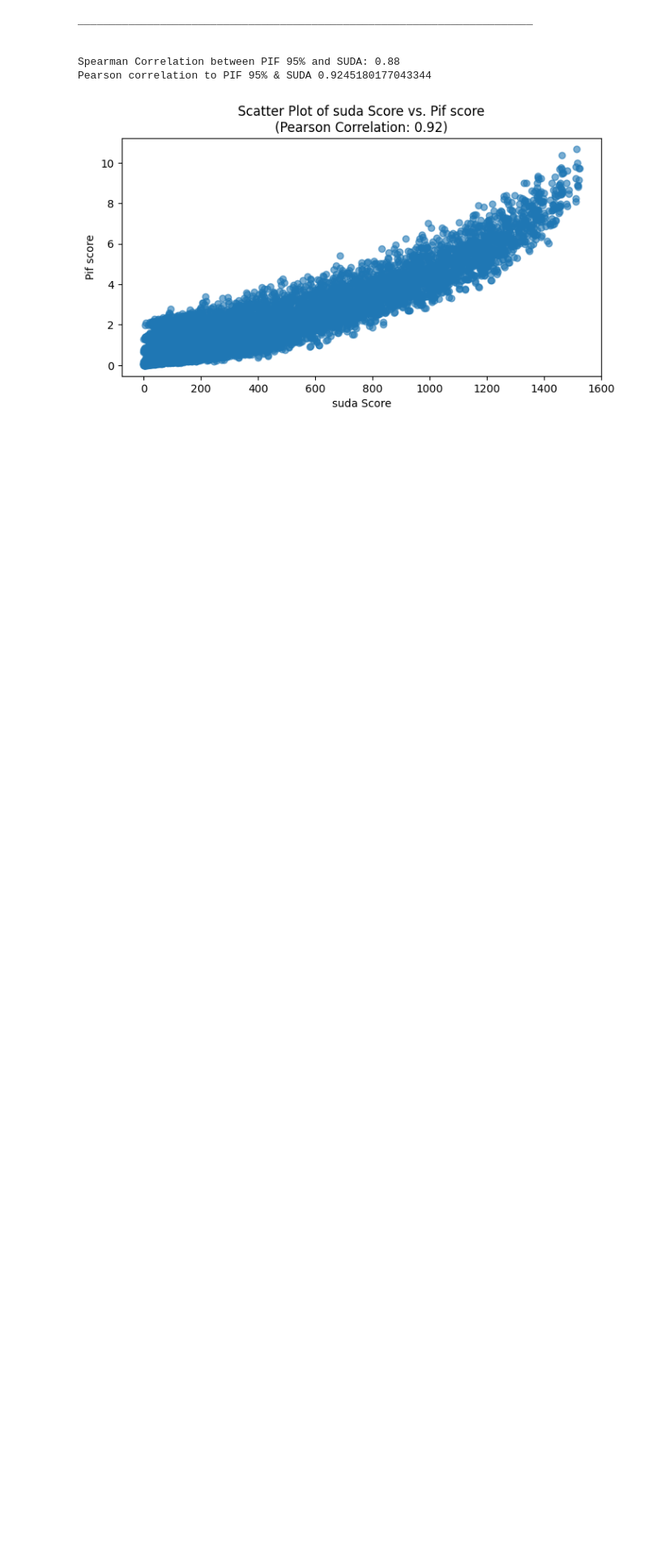
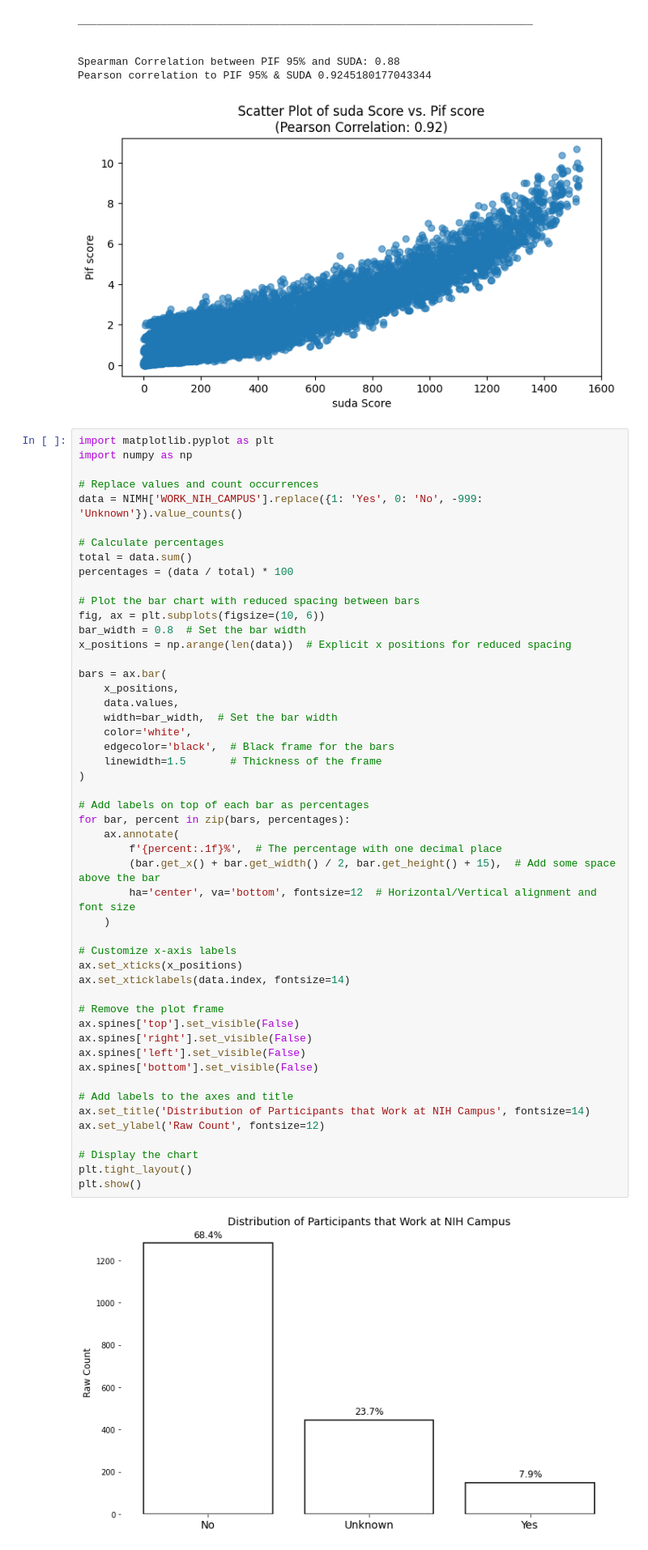
Before and after one commit to EmiKib/MetaprivBIDS-Assessment, a Jupyter notebook: NIMH-Healthy-Research-Volunteer-Data-ds004215/NIMH_ds004215.ipynb, the cells around one changed output. Shown at 81% size. Cells and saved outputs as stored; diff of their text form; blank space fills up the shorter version.

```diff
--- a/NIMH-Healthy-Research-Volunteer-Data-ds004215/NIMH_ds004215.ipynb
+++ b/NIMH-Healthy-Research-Volunteer-Data-ds004215/NIMH_ds004215.ipynb
@@ -88,3 +88,55 @@ ________________________________________________________________________
 Spearman Correlation between PIF 95% and SUDA: 0.88
 Pearson correlation to PIF 95% & SUDA 0.9245180177043344
 [figure]
+# %%
+import matplotlib.pyplot as plt
+import numpy as np
+
+# Replace values and count occurrences
+data = NIMH['WORK_NIH_CAMPUS'].replace({1: 'Yes', 0: 'No', -999: 'Unknown'}).value_counts()
+
+# Calculate percentages
+total = data.sum()
+percentages = (data / total) * 100
+
+# Plot the bar chart with reduced spacing between bars
+fig, ax = plt.subplots(figsize=(10, 6))
+bar_width = 0.8  # Set the bar width
+x_positions = np.arange(len(data))  # Explicit x positions for reduced spacing
+
+bars = ax.bar(
+    x_positions,
+    data.values,
+    width=bar_width,  # Set the bar width
+    color='white',
+    edgecolor='black',  # Black frame for the bars
+    linewidth=1.5       # Thickness of the frame
+)
+
+# Add labels on top of each bar as percentages
+for bar, percent in zip(bars, percentages):
+    ax.annotate(
+        f'{percent:.1f}%',  # The percentage with one decimal place
+        (bar.get_x() + bar.get_width() / 2, bar.get_height() + 15),  # Add some space above the bar
+        ha='center', va='bottom', fontsize=12  # Horizontal/Vertical alignment and font size
+    )
+
+# Customize x-axis labels
+ax.set_xticks(x_positions)
+ax.set_xticklabels(data.index, fontsize=14)
+
+# Remove the plot frame
+ax.spines['top'].set_visible(False)
+ax.spines['right'].set_visible(False)
+ax.spines['left'].set_visible(False)
+ax.spines['bottom'].set_visible(False)
+
+# Add labels to the axes and title
+ax.set_title('Distribution of Participants that Work at NIH Campus', fontsize=14)
+ax.set_ylabel('Raw Count', fontsize=12)
+
+# Display the chart
+plt.tight_layout()
+plt.show()
+# %% [output]
+[figure, added]
```
Also changed, not shown: parts of 3 cells of this notebook, 2 other files.
